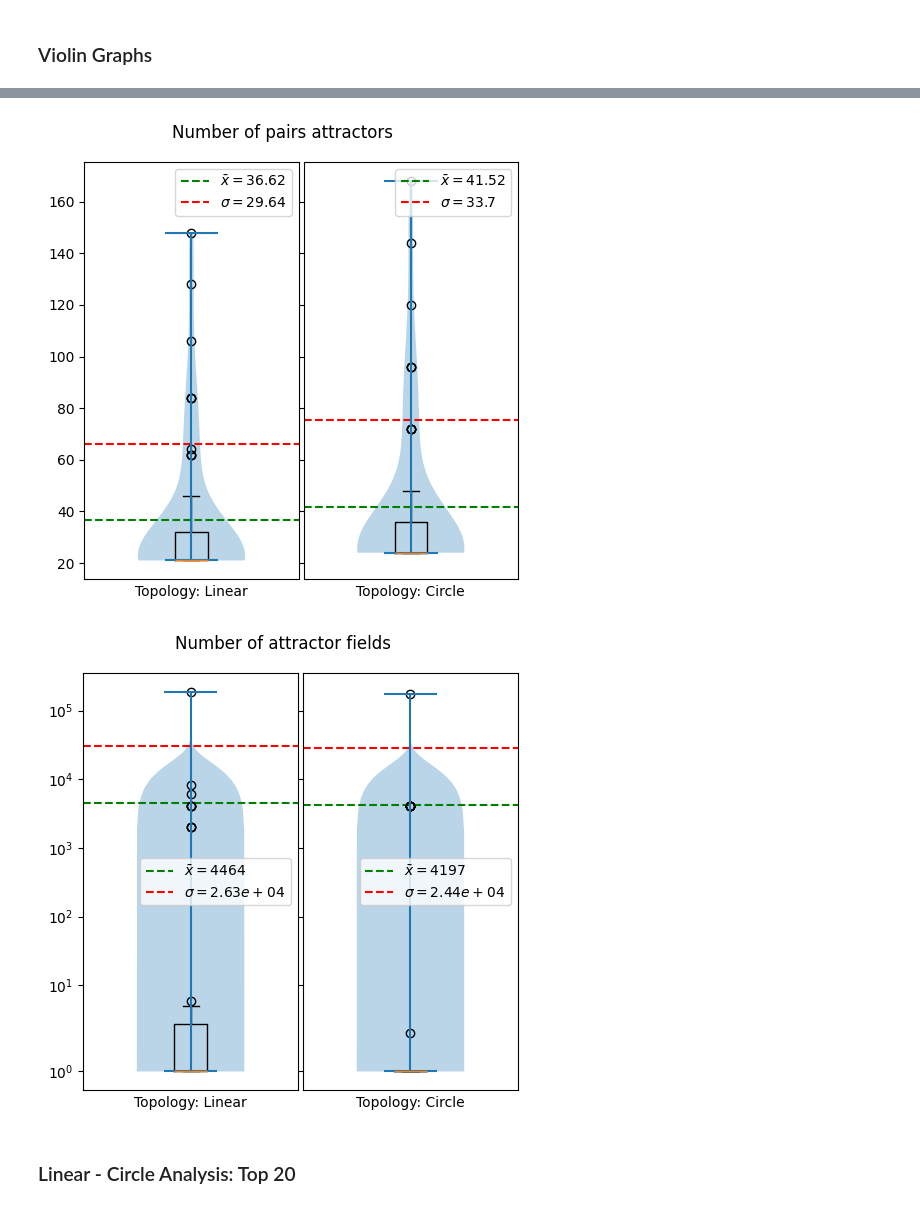
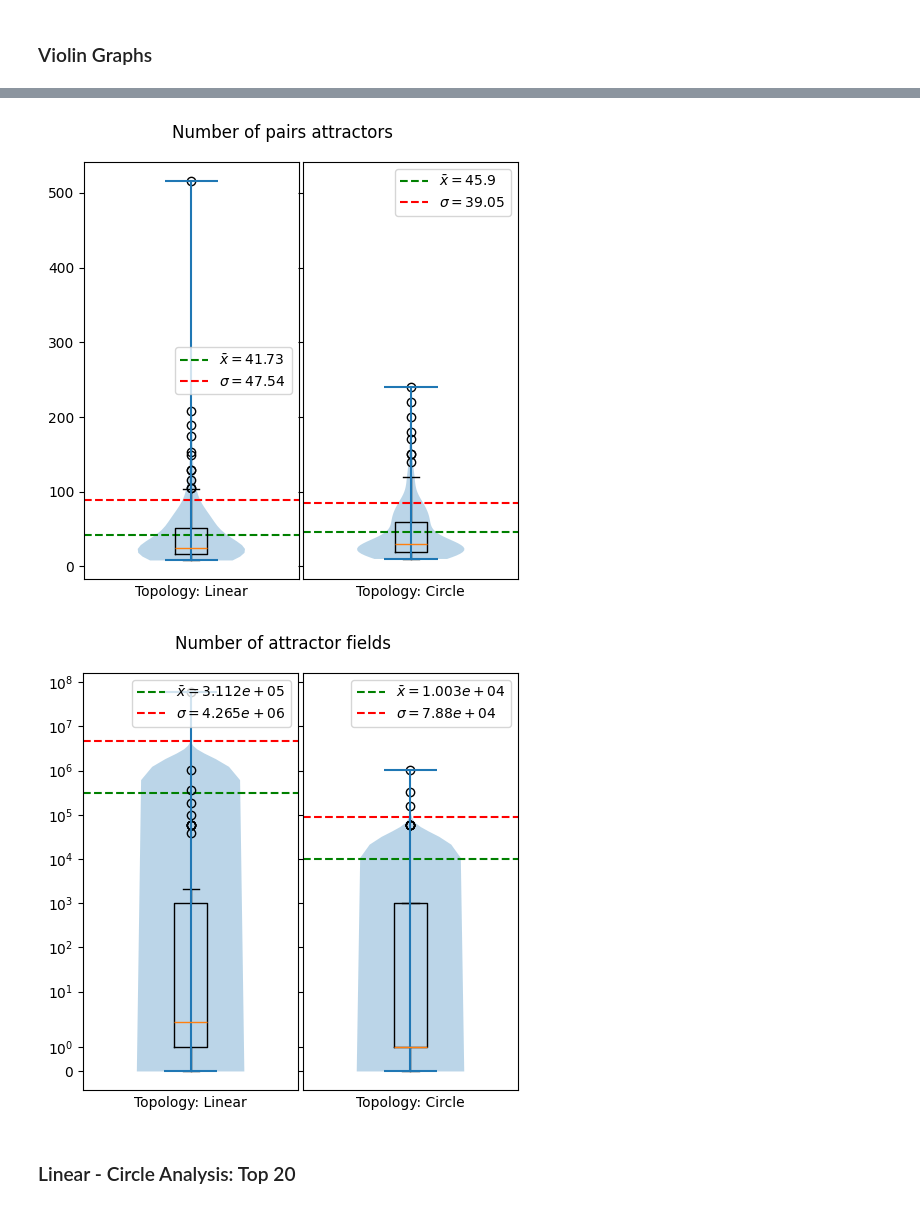
Before and after one commit to crptcusco/cbnetwork, a Jupyter notebook: experiments/structural/3_linear_circle/exp5_aleatory_linear_circle.ipynb, the cells around one changed output, grey strips where cells are left out. Drawn from its saved outputs; the diff is of its cells as text; code cells hidden in the pictures.

```diff
--- a/experiments/structural/3_linear_circle/exp5_aleatory_linear_circle.ipynb
+++ b/experiments/structural/3_linear_circle/exp5_aleatory_linear_circle.ipynb
@@ -10,7 +10,7 @@ import numpy as np
 import pandas as pd
 
 # Read the database
-df = pd.read_csv("exp5_aleatory_linear_circle_10_12_50.csv")
+df = pd.read_csv("exp5_aleatory_linear_circle_10_12_500_200.csv")
 df = df.rename(columns={'Unnamed: 0': 'id_register'})
 df['id_register'] = df['id_register'] + 1
 df.keys()
@@ -132,7 +132,7 @@ plt.show()
 ### Violin Graphs
 # %%
 # Filter the graphs
-df_local_networks_n = df[df['n_local_networks'] == 12]
+df_local_networks_n = df[df['n_local_networks'] == 10]
 # df_local_networks_n = df[df['n_local_networks'] == 4]
 # df_local_networks_n[df_local_networks_n['v_topology'] == 3].describe()
 # df_local_networks_n[df_local_networks_n['v_topology'] == 3].describe()
@@ -173,5 +173,5 @@ for key in df_local_networks_n.keys()[-6:-3]:
-[figure, old version]
+[figure, new version]
-[figure, old version]
+[figure, new version]
 # %% [markdown]
 ### Linear - Circle Analysis: Top 20
 # %%
```
Also changed, not shown: parts of 6 cells of this notebook, 6 other files.
